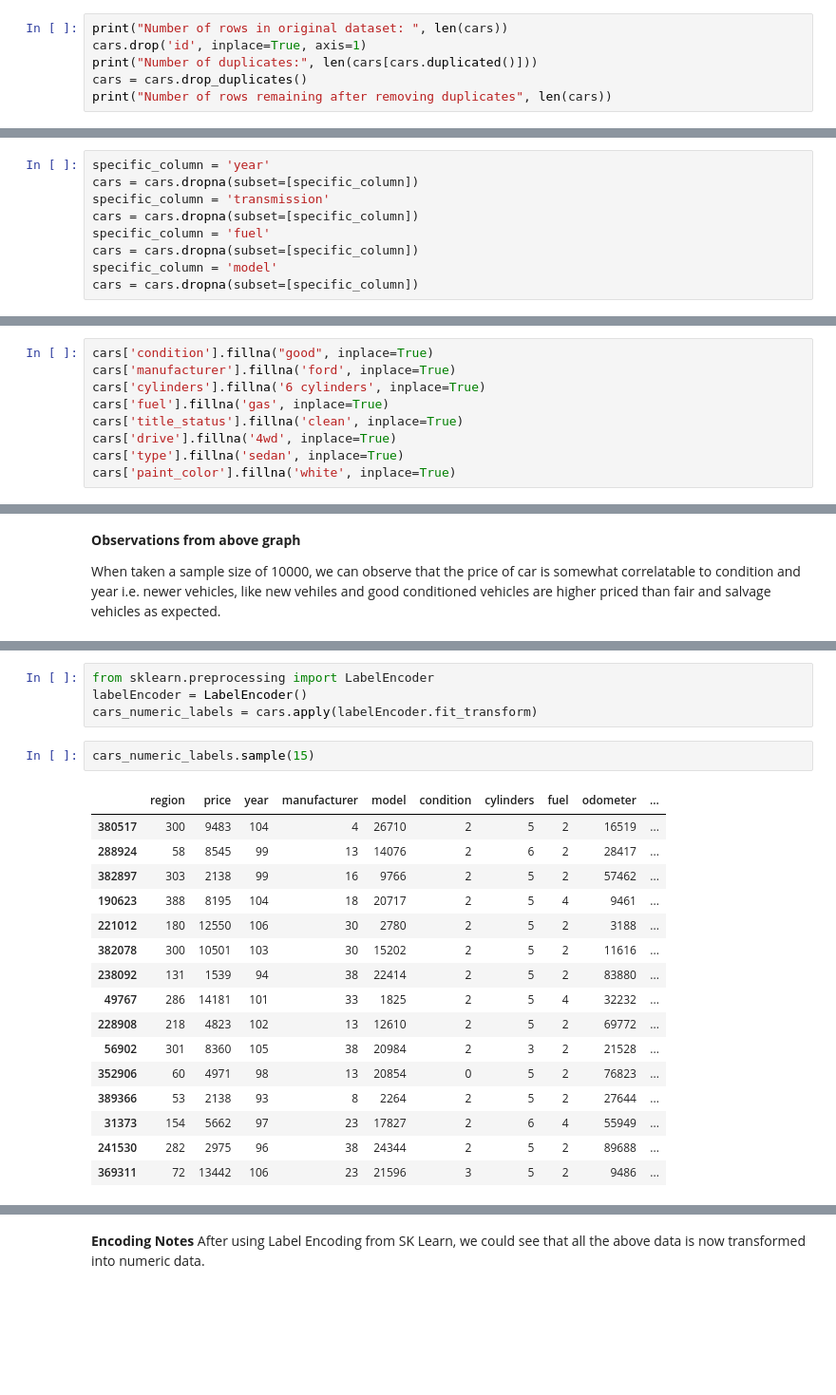
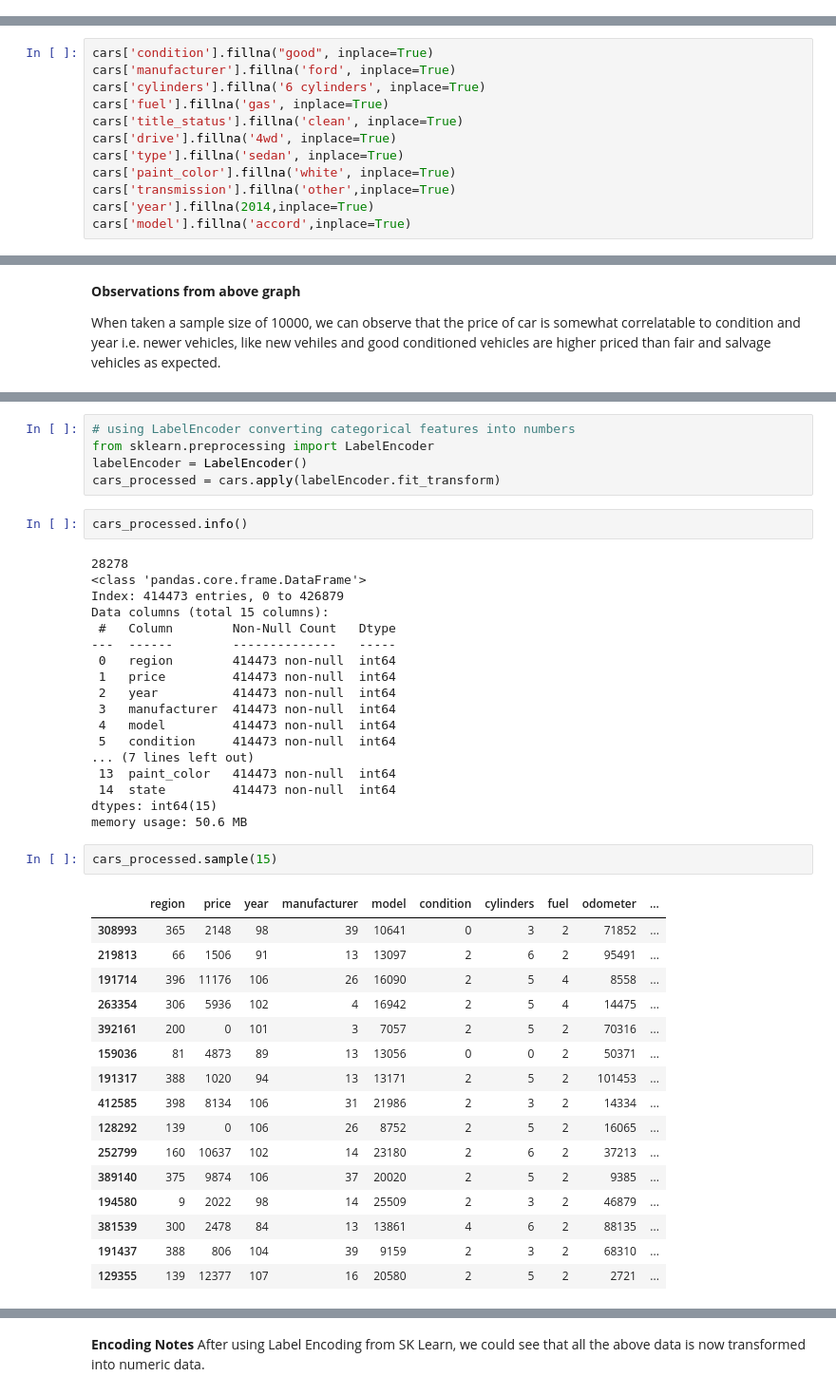
Before and after one commit to trguduru/car_price_prediction, a Jupyter notebook: prompt_II.ipynb, the cells around one changed output, grey strips where cells are left out. Shown at 95% size. Saved outputs shown, nothing was run; the diff lists cells and outputs as text; blank space fills up the shorter version.

```diff
--- a/prompt_II.ipynb
+++ b/prompt_II.ipynb
@@ -179,6 +163,0 @@ Also, there are about 56202 duplicate rows in the data as can be seen below. It
-# %%
-print("Number of rows in original dataset: ", len(cars))
-cars.drop('id', inplace=True, axis=1)
-print("Number of duplicates:", len(cars[cars.duplicated()]))
-cars = cars.drop_duplicates()
-print("Number of rows remaining after removing duplicates", len(cars))
@@ -407,12 +367,3 @@ dtype: int64
-# %%
-specific_column = 'year'
-cars = cars.dropna(subset=[specific_column])
-specific_column = 'transmission'
-cars = cars.dropna(subset=[specific_column])
-specific_column = 'fuel'
-cars = cars.dropna(subset=[specific_column])
-specific_column = 'model'
-cars = cars.dropna(subset=[specific_column])
 # %%
 # for Odometer, we can take mean of odometer values to fill in the null value.
 cars['odometer'].fillna(math.ceil(np.mean(cars['odometer'])), inplace=True)
@@ -425,6 +383,9 @@ cars['title_status'].fillna('clean', inplace=True)
 cars['drive'].fillna('4wd', inplace=True)
 cars['type'].fillna('sedan', inplace=True)
 cars['paint_color'].fillna('white', inplace=True)
+cars['transmission'].fillna('other',inplace=True)
+cars['year'].fillna(2014,inplace=True)
+cars['model'].fillna('accord',inplace=True)
 # %%
 cars.isnull().sum()
 # %% [output]
@@ -479,25 +441,46 @@ Non-numeric data such as cylinders, region, manufacturer, model etc. cannot be u
 
 I chose Label Encoding because one hot encoding creates a lot more features to work with. Owing to the size of data and systems we are using, Label encoding is my preferred way.
 # %%
+# using LabelEncoder converting categorical features into numbers
 from sklearn.preprocessing import LabelEncoder
 labelEncoder = LabelEncoder()
-cars_numeric_labels = cars.apply(labelEncoder.fit_transform)
+cars_processed = cars.apply(labelEncoder.fit_transform)
+# %%
+cars_processed.info()
+# %% [output]
+28278
+<class 'pandas.core.frame.DataFrame'>
+Index: 414473 entries, 0 to 426879
+Data columns (total 15 columns):
+ #   Column        Non-Null Count   Dtype
+---  ------        --------------   -----
+ 0   region        414473 non-null  int64
+ 1   price         414473 non-null  int64
+ 2   year          414473 non-null  int64
+ 3   manufacturer  414473 non-null  int64
+ 4   model         414473 non-null  int64
+ 5   condition     414473 non-null  int64
+... (7 lines left out)
+ 13  paint_color   414473 non-null  int64
+ 14  state         414473 non-null  int64
+dtypes: int64(15)
+memory usage: 50.6 MB
 # %%
-cars_numeric_labels.sample(15)
+cars_processed.sample(15)
 # %% [output]
 |  | region | price | year | manufacturer | model | condition | cylinders | fuel | odometer | ... |
-| 380517 | 300 | 9483 | 104 | 4 | 26710 | 2 | 5 | 2 | 16519 | ... |
-| 288924 | 58 | 8545 | 99 | 13 | 14076 | 2 | 6 | 2 | 28417 | ... |
-| 382897 | 303 | 2138 | 99 | 16 | 9766 | 2 | 5 | 2 | 57462 | ... |
-| 190623 | 388 | 8195 | 104 | 18 | 20717 | 2 | 5 | 4 | 9461 | ... |
-| 221012 | 180 | 12550 | 106 | 30 | 2780 | 2 | 5 | 2 | 3188 | ... |
-| 382078 | 300 | 10501 | 103 | 30 | 15202 | 2 | 5 | 2 | 11616 | ... |
-| 238092 | 131 | 1539 | 94 | 38 | 22414 | 2 | 5 | 2 | 83880 | ... |
-| 49767 | 286 | 14181 | 101 | 33 | 1825 | 2 | 5 | 4 | 32232 | ... |
-| 228908 | 218 | 4823 | 102 | 13 | 12610 | 2 | 5 | 2 | 69772 | ... |
-| 56902 | 301 | 8360 | 105 | 38 | 20984 | 2 | 3 | 2 | 21528 | ... |
-| 352906 | 60 | 4971 | 98 | 13 | 20854 | 0 | 5 | 2 | 76823 | ... |
-| 389366 | 53 | 2138 | 93 | 8 | 2264 | 2 | 5 | 2 | 27644 | ... |
-| 31373 | 154 | 5662 | 97 | 23 | 17827 | 2 | 6 | 4 | 55949 | ... |
-| 241530 | 282 | 2975 | 96 | 38 | 24344 | 2 | 5 | 2 | 89688 | ... |
-| 369311 | 72 | 13442 | 106 | 23 | 21596 | 3 | 5 | 2 | 9486 | ... |
+| 308993 | 365 | 2148 | 98 | 39 | 10641 | 0 | 3 | 2 | 71852 | ... |
+| 219813 | 66 | 1506 | 91 | 13 | 13097 | 2 | 6 | 2 | 95491 | ... |
+| 191714 | 396 | 11176 | 106 | 26 | 16090 | 2 | 5 | 4 | 8558 | ... |
+| 263354 | 306 | 5936 | 102 | 4 | 16942 | 2 | 5 | 4 | 14475 | ... |
+| 392161 | 200 | 0 | 101 | 3 | 7057 | 2 | 5 | 2 | 70316 | ... |
+| 159036 | 81 | 4873 | 89 | 13 | 13056 | 0 | 0 | 2 | 50371 | ... |
+| 191317 | 388 | 1020 | 94 | 13 | 13171 | 2 | 5 | 2 | 101453 | ... |
+| 412585 | 398 | 8134 | 106 | 31 | 21986 | 2 | 3 | 2 | 14334 | ... |
+| 128292 | 139 | 0 | 106 | 26 | 8752 | 2 | 5 | 2 | 16065 | ... |
+| 252799 | 160 | 10637 | 102 | 14 | 23180 | 2 | 6 | 2 | 37213 | ... |
+| 389140 | 375 | 9874 | 106 | 37 | 20020 | 2 | 5 | 2 | 9385 | ... |
+| 194580 | 9 | 2022 | 98 | 14 | 25509 | 2 | 3 | 2 | 46879 | ... |
+| 381539 | 300 | 2478 | 84 | 13 | 13861 | 4 | 6 | 2 | 88135 | ... |
+| 191437 | 388 | 806 | 104 | 39 | 9159 | 2 | 3 | 2 | 68310 | ... |
+| 129355 | 139 | 12377 | 107 | 16 | 20580 | 2 | 5 | 2 | 2721 | ... |
```
Also changed, not shown: parts of 95 cells of this notebook, 1 other file.
